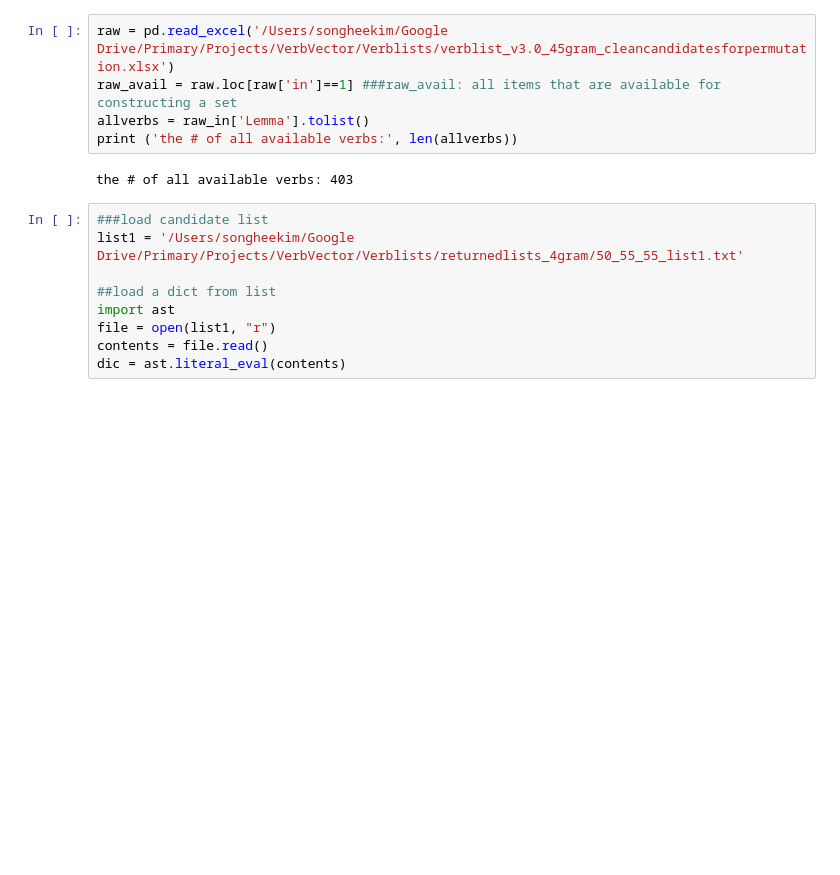
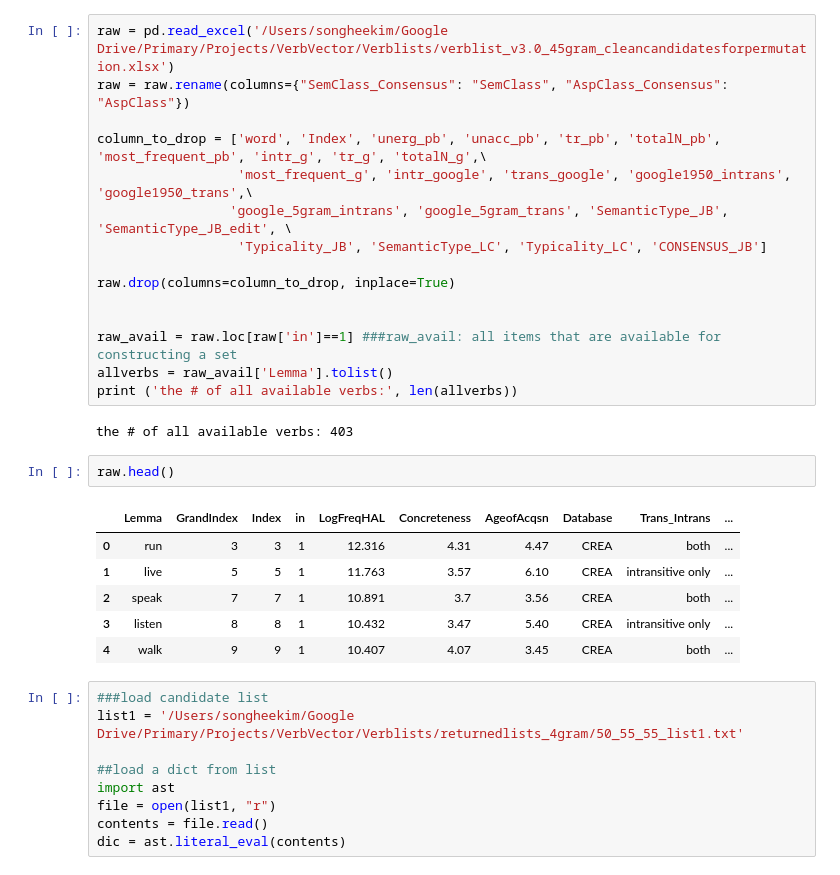
Before and after one commit to sonhkim/VerbVec, a Jupyter notebook: FromReturnedlist_to_FinalList.ipynb, the cells around one changed output. Cells and saved outputs as stored; diff of their text form; blank space fills up the shorter version.

```diff
--- a/FromReturnedlist_to_FinalList.ipynb
+++ b/FromReturnedlist_to_FinalList.ipynb
@@ -51,10 +188,29 @@ def ttest_is_significant (series1, series2, threshold=0.05, equal_var=False):
 # %%
 raw = pd.read_excel('/Users/songheekim/Google Drive/Primary/Projects/VerbVector/Verblists/verblist_v3.0_45gram_cleancandidatesforpermutation.xlsx')
+raw = raw.rename(columns={"SemClass_Consensus": "SemClass", "AspClass_Consensus": "AspClass"})
+
+column_to_drop = ['word', 'Index', 'unerg_pb', 'unacc_pb', 'tr_pb', 'totalN_pb', 'most_frequent_pb', 'intr_g', 'tr_g', 'totalN_g',\
+                  'most_frequent_g', 'intr_google', 'trans_google', 'google1950_intrans', 'google1950_trans',\
+                 'google_5gram_intrans', 'google_5gram_trans', 'SemanticType_JB', 'SemanticType_JB_edit', \
+                  'Typicality_JB', 'SemanticType_LC', 'Typicality_LC', 'CONSENSUS_JB']
+
+raw.drop(columns=column_to_drop, inplace=True)
+
+
 raw_avail = raw.loc[raw['in']==1] ###raw_avail: all items that are available for constructing a set
-allverbs = raw_in['Lemma'].tolist()
+allverbs = raw_avail['Lemma'].tolist()
 print ('the # of all available verbs:', len(allverbs))
 # %% [output]
 the # of all available verbs: 403
+# %%
+raw.head()
+# %% [output]
+|  | Lemma | GrandIndex | Index | in | LogFreqHAL | Concreteness | AgeofAcqsn | Database | Trans_Intrans | ... |
+| 0 | run | 3 | 3 | 1 | 12.316 | 4.31 | 4.47 | CREA | both | ... |
+| 1 | live | 5 | 5 | 1 | 11.763 | 3.57 | 6.10 | CREA | intransitive only | ... |
+| 2 | speak | 7 | 7 | 1 | 10.891 | 3.7 | 3.56 | CREA | both | ... |
+| 3 | listen | 8 | 8 | 1 | 10.432 | 3.47 | 5.40 | CREA | intransitive only | ... |
+| 4 | walk | 9 | 9 | 1 | 10.407 | 4.07 | 3.45 | CREA | both | ... |
 # %%
 ###load candidate list
 list1 = '/Users/songheekim/Google Drive/Primary/Projects/VerbVector/Verblists/returnedlists_4gram/50_55_55_list1.txt'
```
Also changed, not shown: parts of 14 cells of this notebook.
